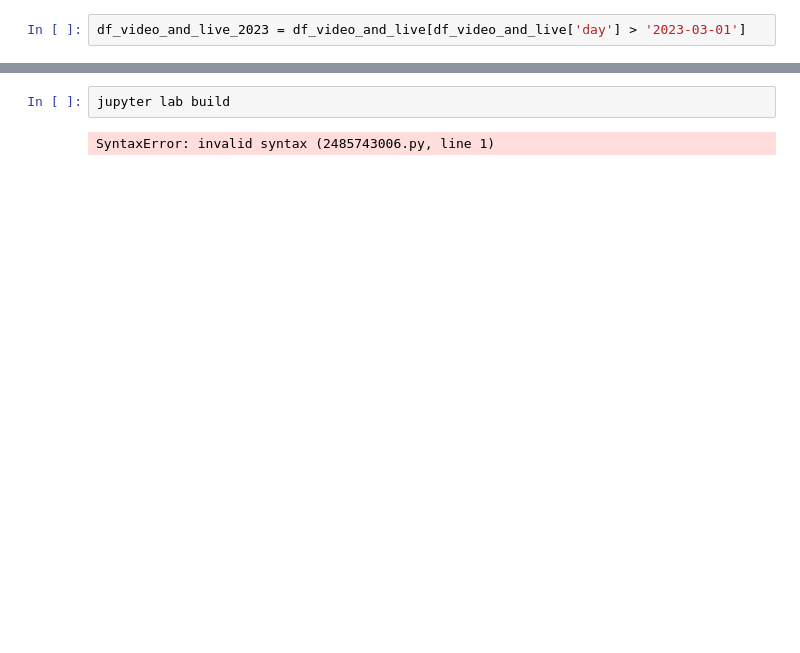
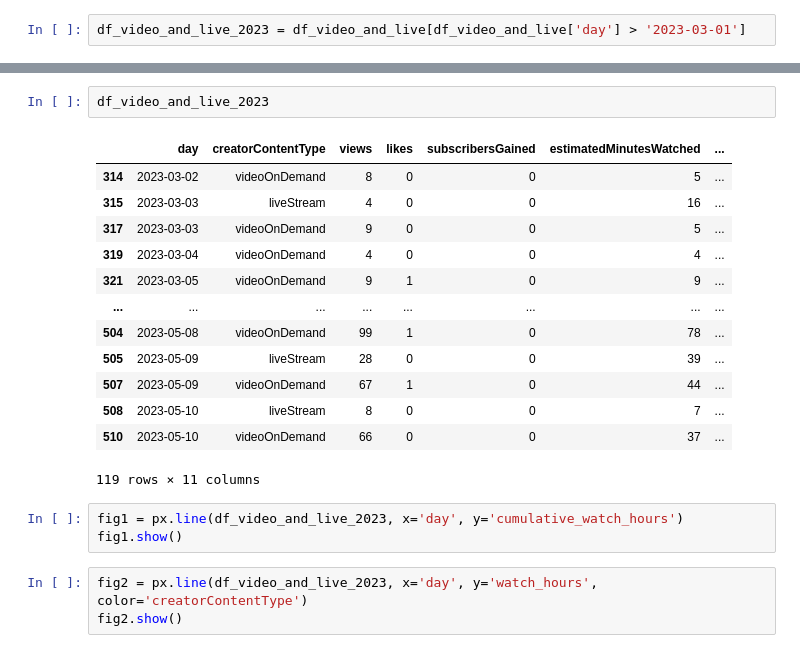
Before and after one commit to SommerChase/youtube_analytics, a Jupyter notebook: youtube_analytics.ipynb, the cells around one changed output, grey strips where cells are left out. Saved outputs shown, nothing was run; the diff lists cells and outputs as text; blank space fills up the shorter version.

```diff
--- a/youtube_analytics.ipynb
+++ b/youtube_analytics.ipynb
@@ -115,4 +173,22 @@ SystemExit: 1
-# %%
-jupyter lab build
-# %% [output]
-SyntaxError: invalid syntax (2485743006.py, line 1)
+# %%
+df_video_and_live_2023
+# %% [output]
+|  | day | creatorContentType | views | likes | subscribersGained | estimatedMinutesWatched | ... |
+| 314 | 2023-03-02 | videoOnDemand | 8 | 0 | 0 | 5 | ... |
+| 315 | 2023-03-03 | liveStream | 4 | 0 | 0 | 16 | ... |
+| 317 | 2023-03-03 | videoOnDemand | 9 | 0 | 0 | 5 | ... |
+| 319 | 2023-03-04 | videoOnDemand | 4 | 0 | 0 | 4 | ... |
+| 321 | 2023-03-05 | videoOnDemand | 9 | 1 | 0 | 9 | ... |
+| ... | ... | ... | ... | ... | ... | ... | ... |
+| 504 | 2023-05-08 | videoOnDemand | 99 | 1 | 0 | 78 | ... |
+| 505 | 2023-05-09 | liveStream | 28 | 0 | 0 | 39 | ... |
+| 507 | 2023-05-09 | videoOnDemand | 67 | 1 | 0 | 44 | ... |
+| 508 | 2023-05-10 | liveStream | 8 | 0 | 0 | 7 | ... |
+| 510 | 2023-05-10 | videoOnDemand | 66 | 0 | 0 | 37 | ... |
+119 rows × 11 columns
+# %%
+fig1 = px.line(df_video_and_live_2023, x='day', y='cumulative_watch_hours')
+fig1.show()
+# %%
+fig2 = px.line(df_video_and_live_2023, x='day', y='watch_hours', color='creatorContentType')
+fig2.show()
```
Also changed, not shown: parts of 10 cells of this notebook, 3 other files.
